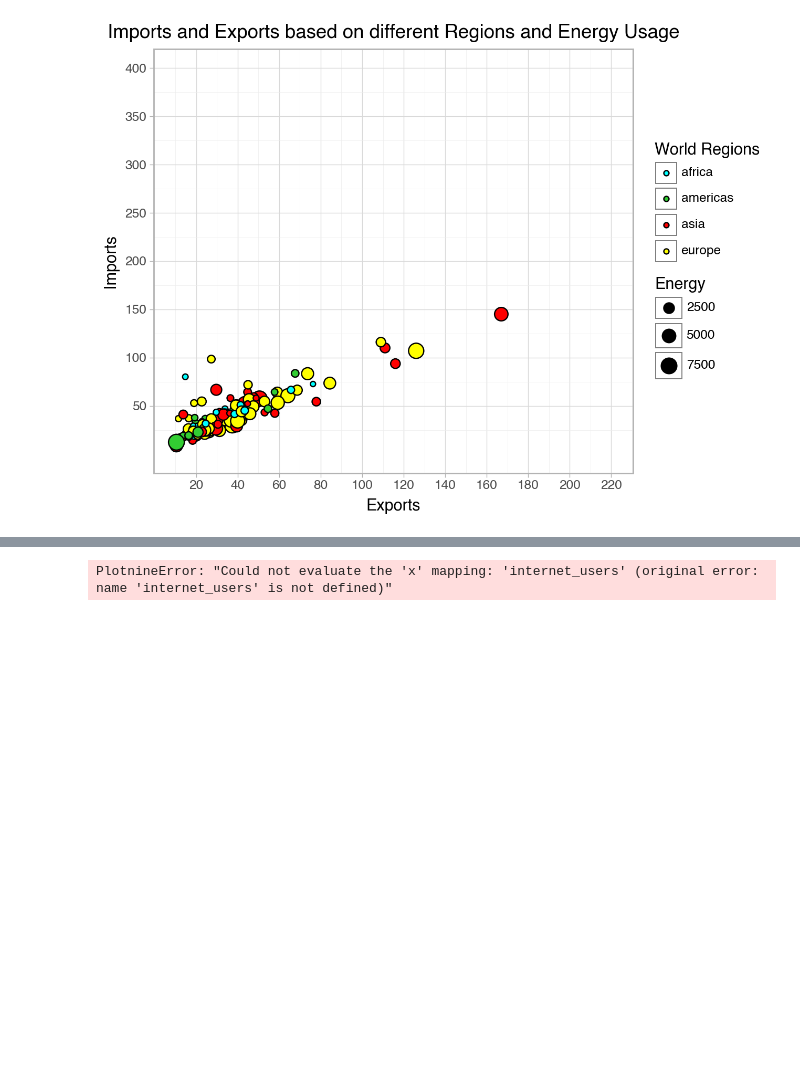
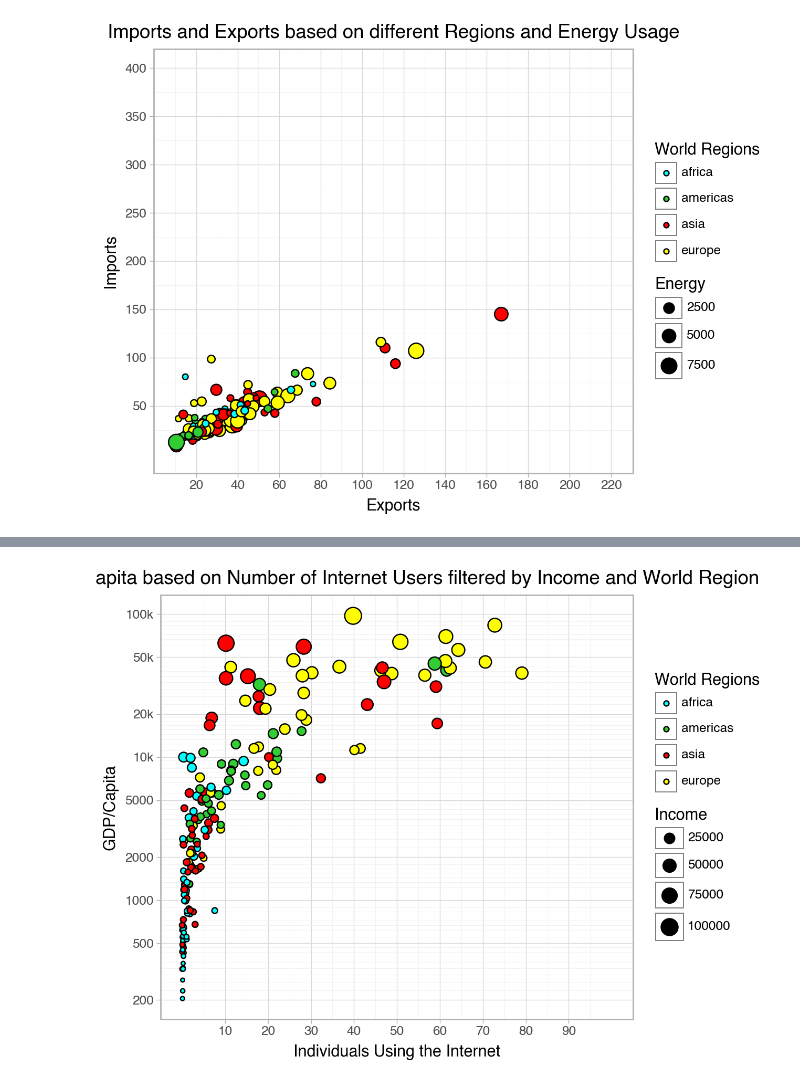
Before and after one commit to wkapner/GSB_544, a Jupyter notebook: Labs/Lab1.ipynb, the cells around one changed output, grey strips where cells are left out. Saved outputs shown, nothing was run; the diff lists cells and outputs as text; code cells hidden in the pictures; blank space fills up the shorter version.

Commit message:
Graph 3

```diff
--- a/Labs/Lab1.ipynb
+++ b/Labs/Lab1.ipynb
@@ -96,3 +96,4 @@ limits = (10,220)
 
 file3 = pd.read_csv("Data/q3data.csv")
 file3
+filenew3 =  file3.dropna()
@@ -113,5 +100,24 @@ file3
-# %%
-(pt.ggplot(file2, pt.aes(x="internet_users",y="gdp",fill = "four_regions", size = "population"))
-+pt.geom_point())
-# %% [output]
-PlotnineError: "Could not evaluate the 'x' mapping: 'internet_users' (original error: name 'internet_users' is not defined)"
+# %%
+(pt.ggplot(filenew3, pt.aes(x="internet_users",y="gdp",fill = "four_regions", size = "income"))
++pt.geom_point()
++pt.labs(
+    title = 'GDP/Capita based on Number of Internet Users filtered by Income and World Region',
+    x = "Individuals Using the Internet",
+    y= "GDP/Capita",
+    fill = "World Regions",
+    size = "Income"
+)
++pt.scale_fill_manual(values=["aqua","limegreen","red","yellow"])
++pt.scale_y_continuous(trans = 'log10',
+    breaks = [200,500,1000,2000,5000,10000,20000,50000,100000],
+labels = ['200','500','1000','2000','5000','10k','20k','50k','100k'],
+limits= (200,100000))
++pt.scale_x_continuous(
+breaks = [10,20,30,40,50,60,70,80,90],
+labels = ['10','20','30','40','50','60','70','80','90'],
+limits = (0,100)
+)
++pt.theme_light()
+)
+# %% [output]
+[figure, added]
```
Also changed, not shown: parts of 1 cell of this notebook.
